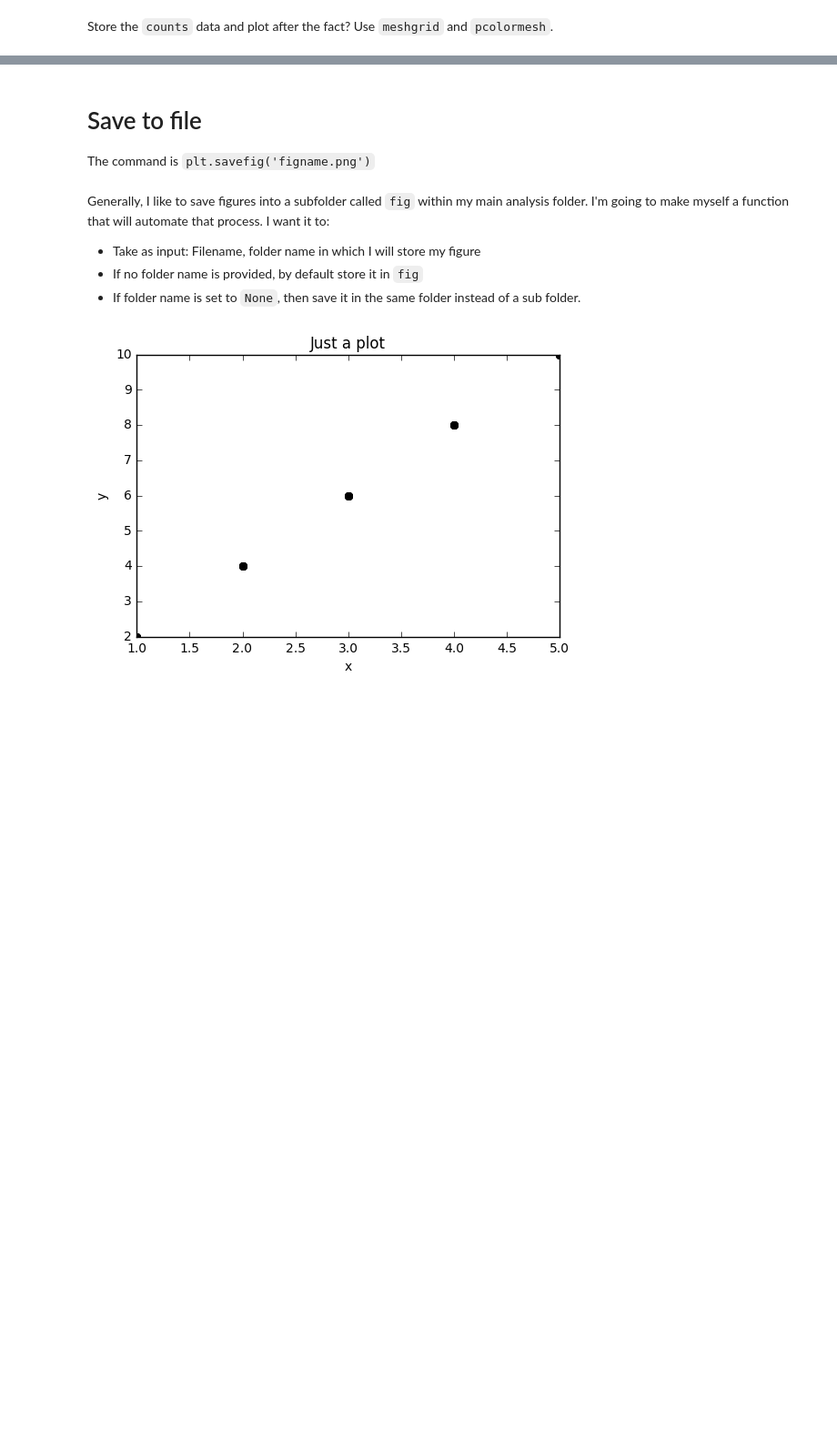
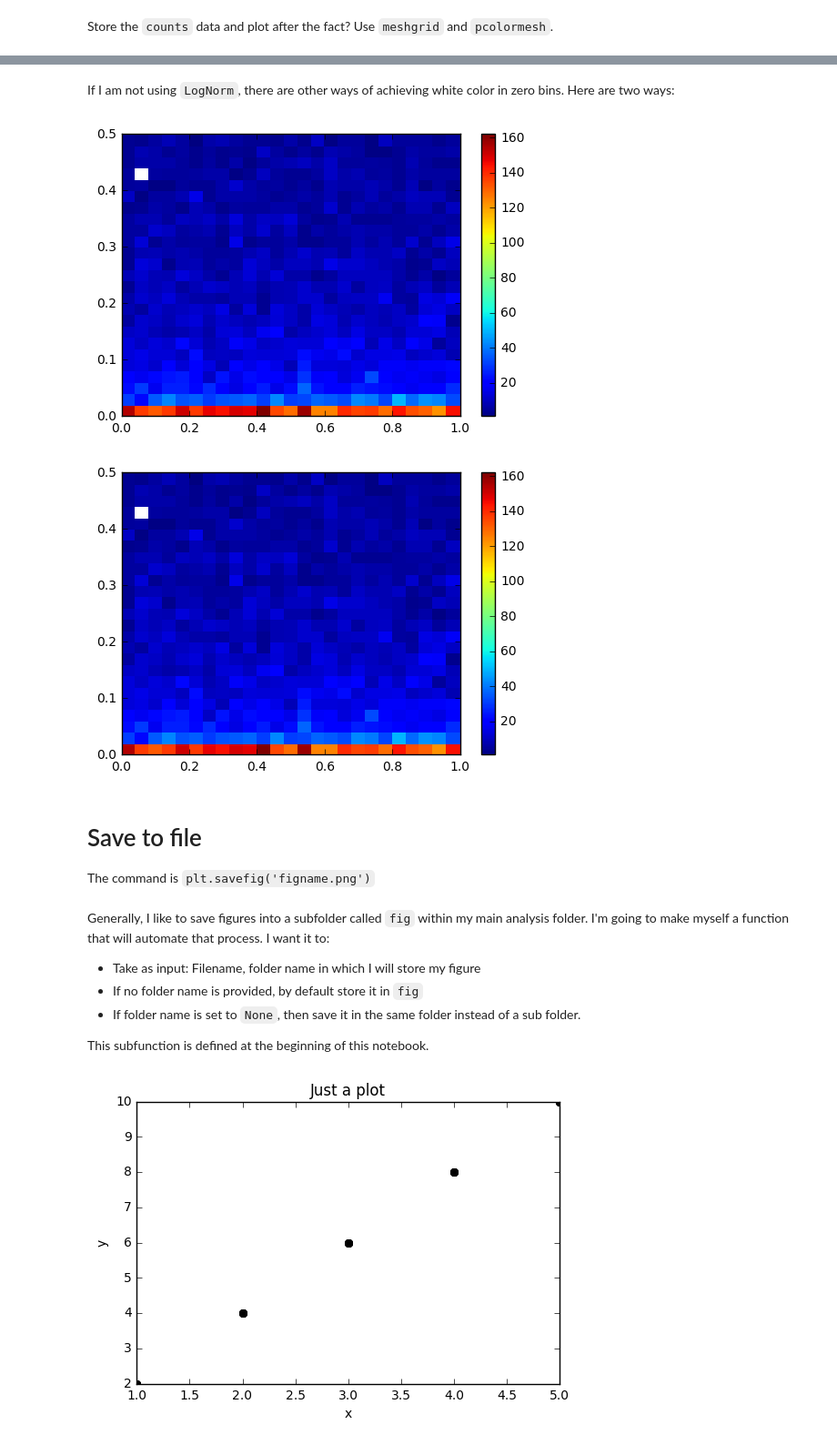
Before and after one commit to pfschus/python-tutorial-plotting, a Jupyter notebook: python_plotting_cheat_sheet.ipynb, the cells around one changed output, grey strips where cells are left out. Shown at 91% size. Saved outputs shown, nothing was run; the diff lists cells and outputs as text; code cells hidden in the pictures; blank space fills up the shorter version.

Commit message:
2d hist cmap

```diff
--- a/python_plotting_cheat_sheet.ipynb
+++ b/python_plotting_cheat_sheet.ipynb
@@ -352,3 +375,21 @@ plt.show()
+# %% [markdown]
+If I am not using `LogNorm`, there are other ways of achieving white color in zero bins. Here are two ways:
+# %%
+# Manipulate the colormap
+cmap = plt.cm.jet
+cmap.set_under(color='white')
+
+plt.pcolormesh(X, Y, counts, cmap=cmap, vmin=1) # pcolormesh faster than pcolor
+plt.colorbar()
+plt.show()
+
+# Use `Normalize()` with vmin=1
+plt.pcolormesh(X, Y, counts, norm=matplotlib.colors.Normalize(vmin=1)) # pcolormesh faster than pcolor
+plt.colorbar()
+plt.show()
+# %% [output]
+[figure, added]
+[figure, added]
 # %% [markdown]
 # Save to file
 The command is `plt.savefig('figname.png')`
@@ -366,3 +406,5 @@ Generally, I like to save figures into a subfolder called `fig` within my main a
 * Take as input: Filename, folder name in which I will store my figure
 * If no folder name is provided, by default store it in `fig`
 * If folder name is set to `None`, then save it in the same folder instead of a sub folder.
+
+This subfunction is defined at the beginning of this notebook.
```
Also changed, not shown: parts of 6 cells of this notebook.
